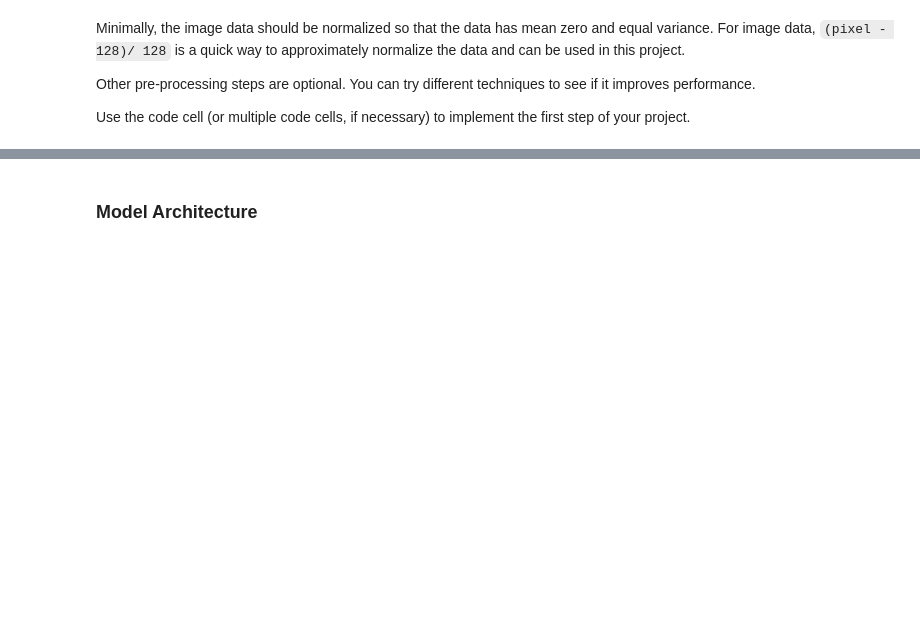
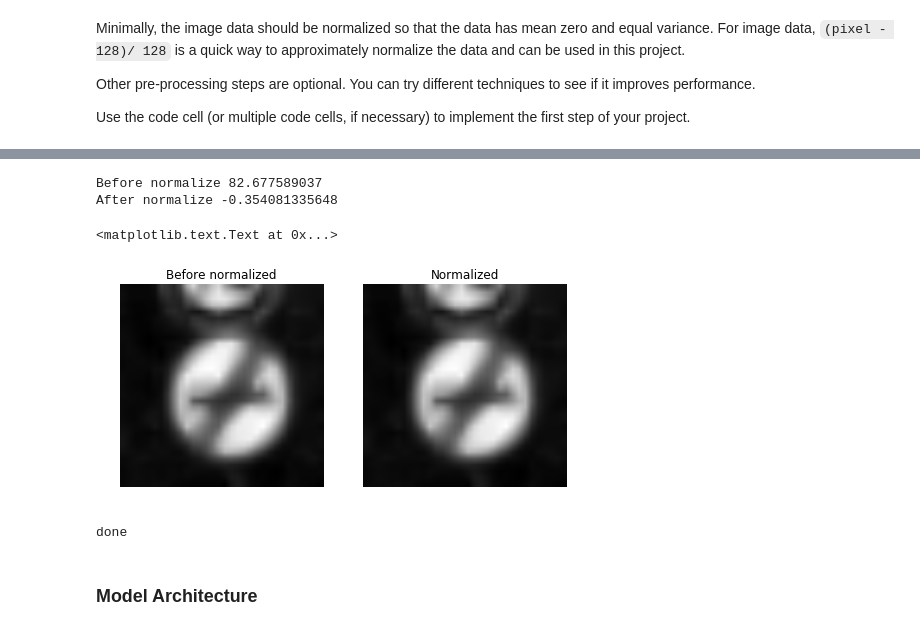
Before and after one commit to rainflute/traffic-sign-classifier, a Jupyter notebook: Traffic_Sign_Classifier.ipynb, the cells around one changed output, grey strips where cells are left out. Cells and saved outputs as stored; diff of their text form; code cells hidden in the pictures; blank space fills up the shorter version.

```diff
--- a/Traffic_Sign_Classifier.ipynb
+++ b/Traffic_Sign_Classifier.ipynb
@@ -172,3 +200,34 @@ Input shape: (32, 32, 1)
+# %%
+# Normalize training input
+X_train_norm = (X_train_gray - 128) / 128
+X_valid_norm = (X_valid_gray - 128) / 128
+X_test_norm = (X_test_gray - 128) / 128
+
+print('Before normalize', np.mean(X_train_gray))
+print('After normalize', np.mean(X_train_norm))
+
+fig, axs = plt.subplots(1, 2, figsize=(8, 4))
+axs = axs.ravel()
+
+axs[0].axis('off')
+axs[0].imshow(X_train_gray[0].squeeze(), cmap='gray')
+axs[0].set_title('Before normalized')
+
+axs[1].axis('off')
+axs[1].imshow(X_train_norm[0].squeeze(), cmap='gray')
+axs[1].set_title('Normalized')
+# %% [output]
+Before normalize 82.677589037
+After normalize -0.354081335648
+<matplotlib.text.Text at 0x...>
+[figure, added]
+# %%
+# shuffle data
+from sklearn.utils import shuffle
+X_train_norm, y_train = shuffle(X_train_norm, y_train)
+print('done')
+# %% [output]
+done
 # %% [markdown]
 ### Model Architecture
 # %%
```
Also changed, not shown: parts of 16 cells of this notebook, 6 other files.
